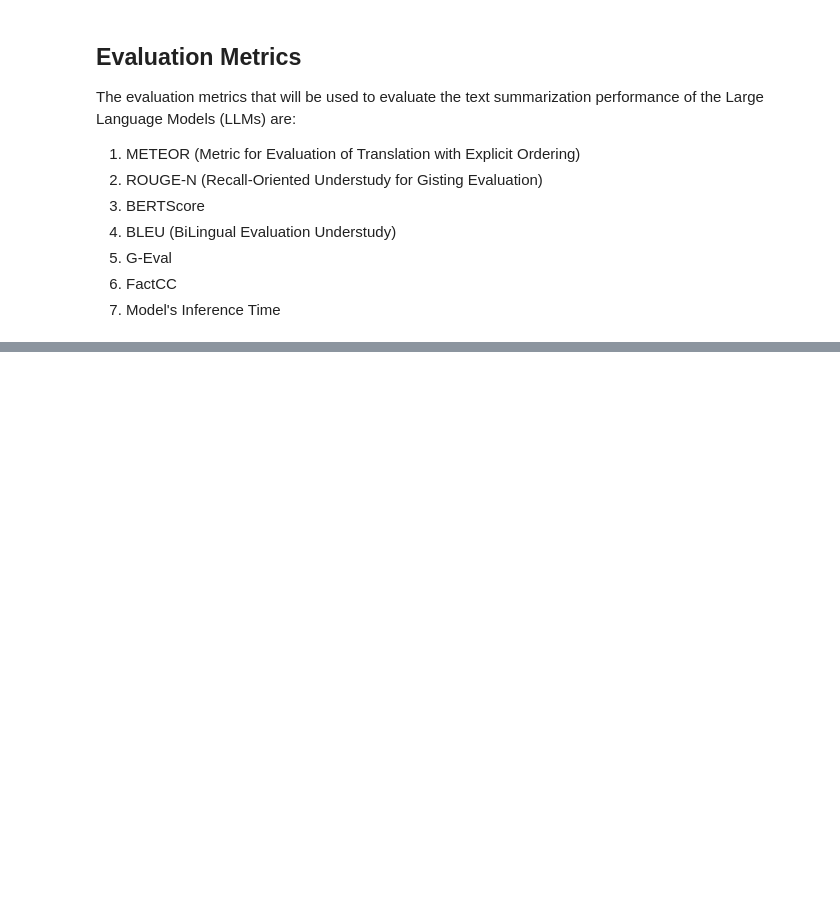
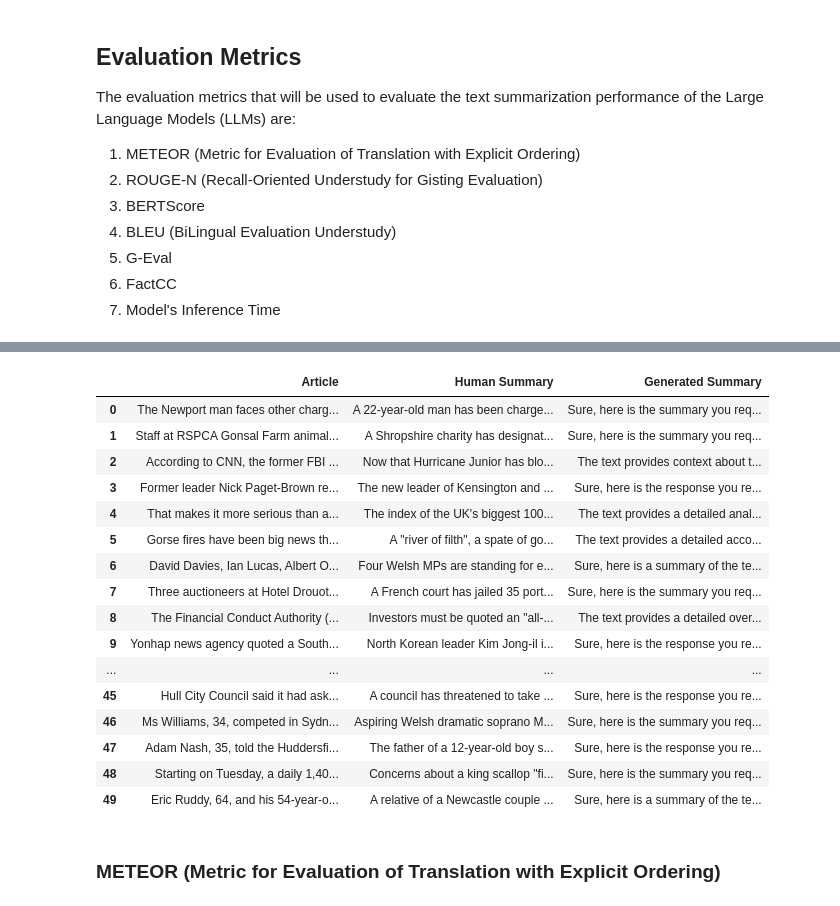
Before and after one commit to woshityj/QuickNotes, a Jupyter notebook: llm_model/evaluation/gemma_2.ipynb, the cells around one changed output, grey strips where cells are left out. Drawn from its saved outputs; the diff is of its cells as text; code cells hidden in the pictures; blank space fills up the shorter version.

```diff
--- a/llm_model/evaluation/gemma_2.ipynb
+++ b/llm_model/evaluation/gemma_2.ipynb
@@ -48,0 +134,23 @@ DatasetDict({
+# %%
+df = pd.read_pickle("../generated_results/gemma_2_2B_results.pkl")
+df
+# %% [output]
+|  | Article | Human Summary | Generated Summary |
+| 0 | The Newport man faces other charg... | A 22-year-old man has been charge... | Sure, here is the summary you req... |
+| 1 | Staff at RSPCA Gonsal Farm animal... | A Shropshire charity has designat... | Sure, here is the summary you req... |
+| 2 | According to CNN, the former FBI ... | Now that Hurricane Junior has blo... | The text provides context about t... |
+| 3 | Former leader Nick Paget-Brown re... | The new leader of Kensington and ... | Sure, here is the response you re... |
+| 4 | That makes it more serious than a... | The index of the UK's biggest 100... | The text provides a detailed anal... |
+| 5 | Gorse fires have been big news th... | A "river of filth", a spate of go... | The text provides a detailed acco... |
+| 6 | David Davies, Ian Lucas, Albert O... | Four Welsh MPs are standing for e... | Sure, here is a summary of the te... |
+| 7 | Three auctioneers at Hotel Drouot... | A French court has jailed 35 port... | Sure, here is the summary you req... |
+| 8 | The Financial Conduct Authority (... | Investors must be quoted an "all-... | The text provides a detailed over... |
+| 9 | Yonhap news agency quoted a South... | North Korean leader Kim Jong-il i... | Sure, here is the response you re... |
+| ... | ... | ... | ... |
+| 45 | Hull City Council said it had ask... | A council has threatened to take ... | Sure, here is the response you re... |
+| 46 | Ms Williams, 34, competed in Sydn... | Aspiring Welsh dramatic soprano M... | Sure, here is the summary you req... |
+| 47 | Adam Nash, 35, told the Huddersfi... | The father of a 12-year-old boy s... | Sure, here is the response you re... |
+| 48 | Starting on Tuesday, a daily 1,40... | Concerns about a king scallop "fi... | Sure, here is the summary you req... |
+| 49 | Eric Ruddy, 64, and his 54-year-o... | A relative of a Newcastle couple ... | Sure, here is a summary of the te... |
+# %% [markdown]
+### METEOR (Metric for Evaluation of Translation with Explicit Ordering)
```
Also changed, not shown: parts of 14 cells of this notebook, 8 other files.
